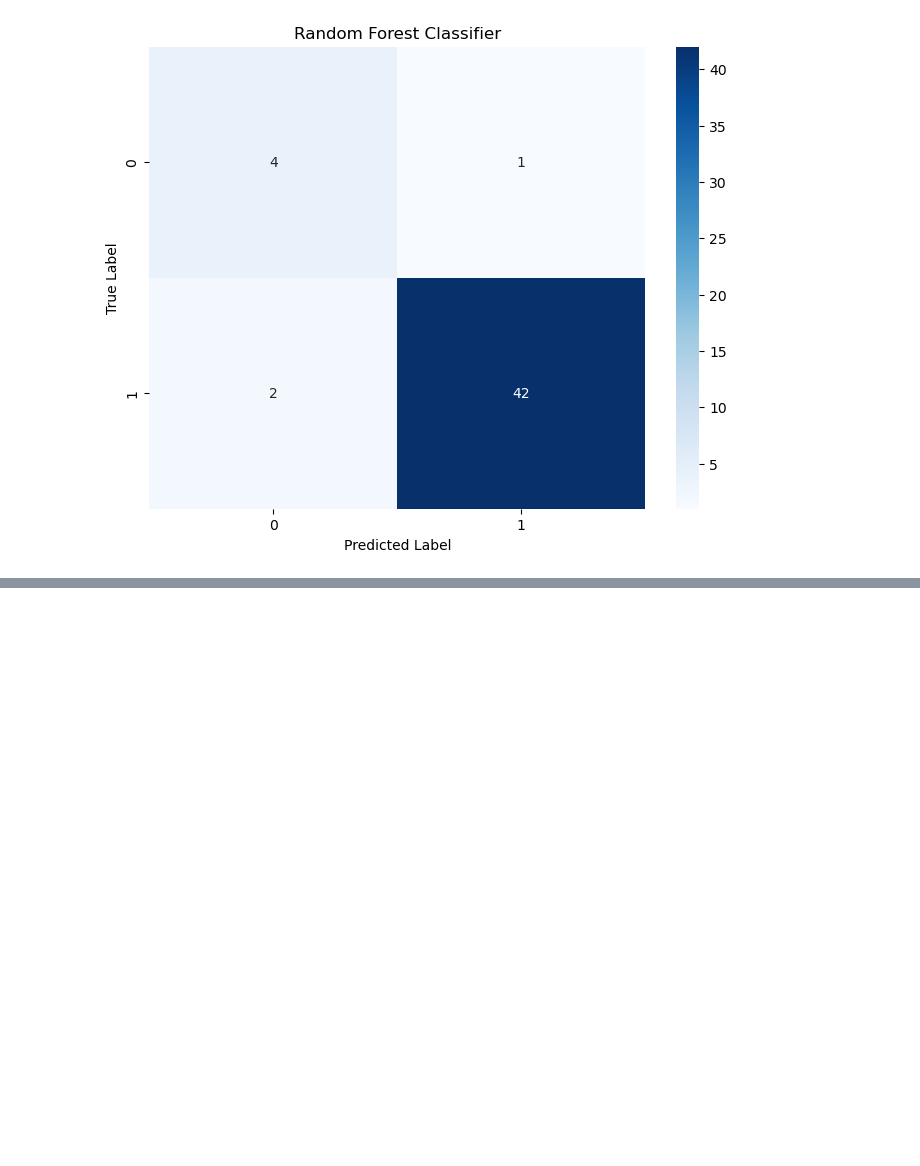
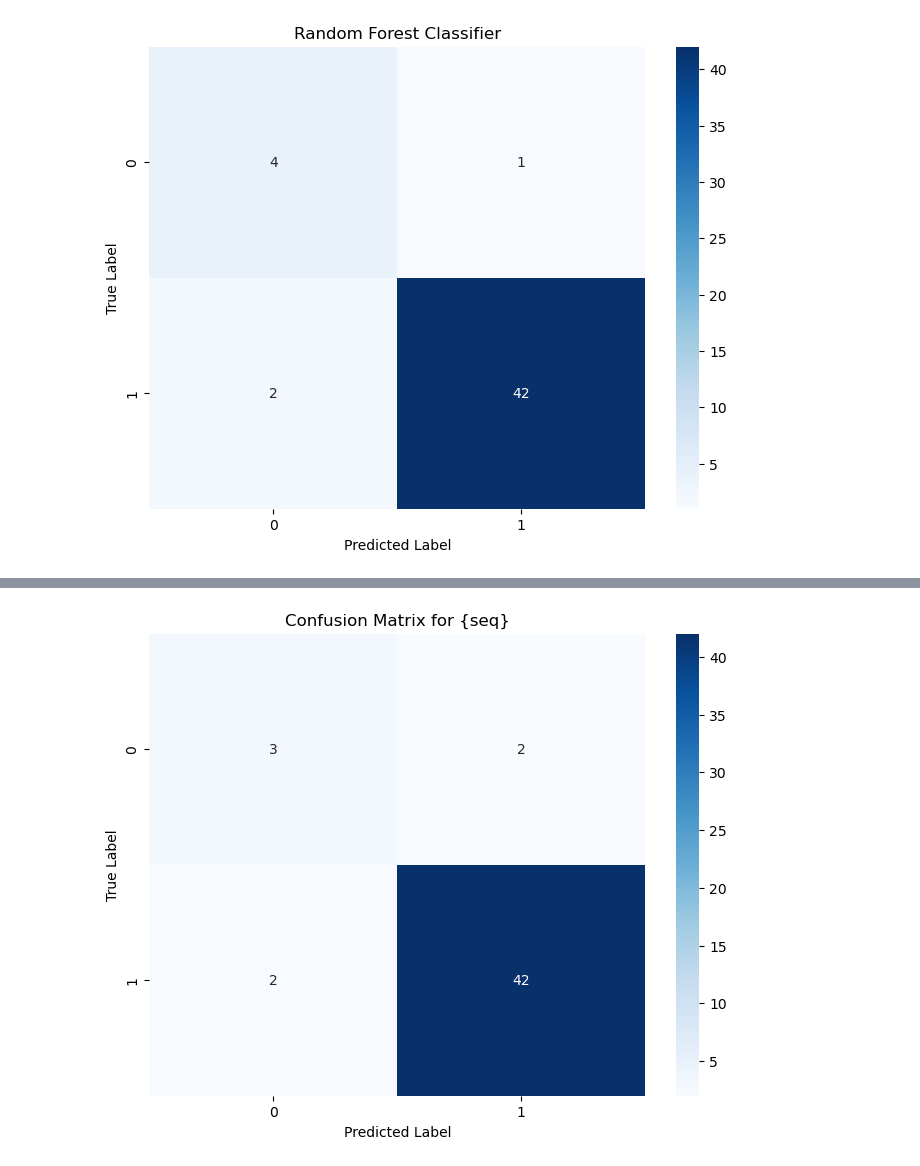
Before and after one commit to MaukanMir/Orange-Quality-Classifier, a Jupyter notebook: training.ipynb, the cells around one changed output, grey strips where cells are left out. Drawn from its saved outputs; the diff is of its cells as text; code cells hidden in the pictures; blank space fills up the shorter version.

```diff
--- a/training.ipynb
+++ b/training.ipynb
@@ -409,3 +409,23 @@ Model is RandomForestClassifier() Classification Report
    macro avg       0.82      0.88      0.85        49
 weighted avg       0.95      0.94      0.94        49
 [figure]
+# %%
+seq = Sequential()
+seq.add(Dense(64,input_dim=X_train_scaled.shape[1], activation ="relu"))
+seq.add(Dense(32, activation ="relu"))
+seq.add(Dense(1, activation ="sigmoid"))
+seq.compile(loss="binary_crossentropy", optimizer="adam", metrics=["accuracy"])
+seq.fit(X_train_scaled, y_train, epochs=50, batch_size=10, verbose=0)
+predictions_prob = seq.predict(X_test_scaled)
+loss, accuracy = seq.evaluate(X_test_scaled, y_test)
+print(accuracy)
+predictions = (predictions_prob > 0.5).astype("int32")
+
+cm = confusion_matrix(y_test, predictions)
+plt.figure(figsize=(8, 6))
+sns.heatmap(data=cm, annot=True, fmt="g", cmap="Blues")
+plt.title("Confusion Matrix for {seq}")
+plt.xlabel("Predicted Label")
+plt.ylabel("True Label")
+plt.show()
+# %% [output]
@@ -411,0 +435 @@ weighted avg       0.95      0.94      0.94        49
+[figure, added]
```
Also changed, not shown: parts of 1 cell of this notebook.
